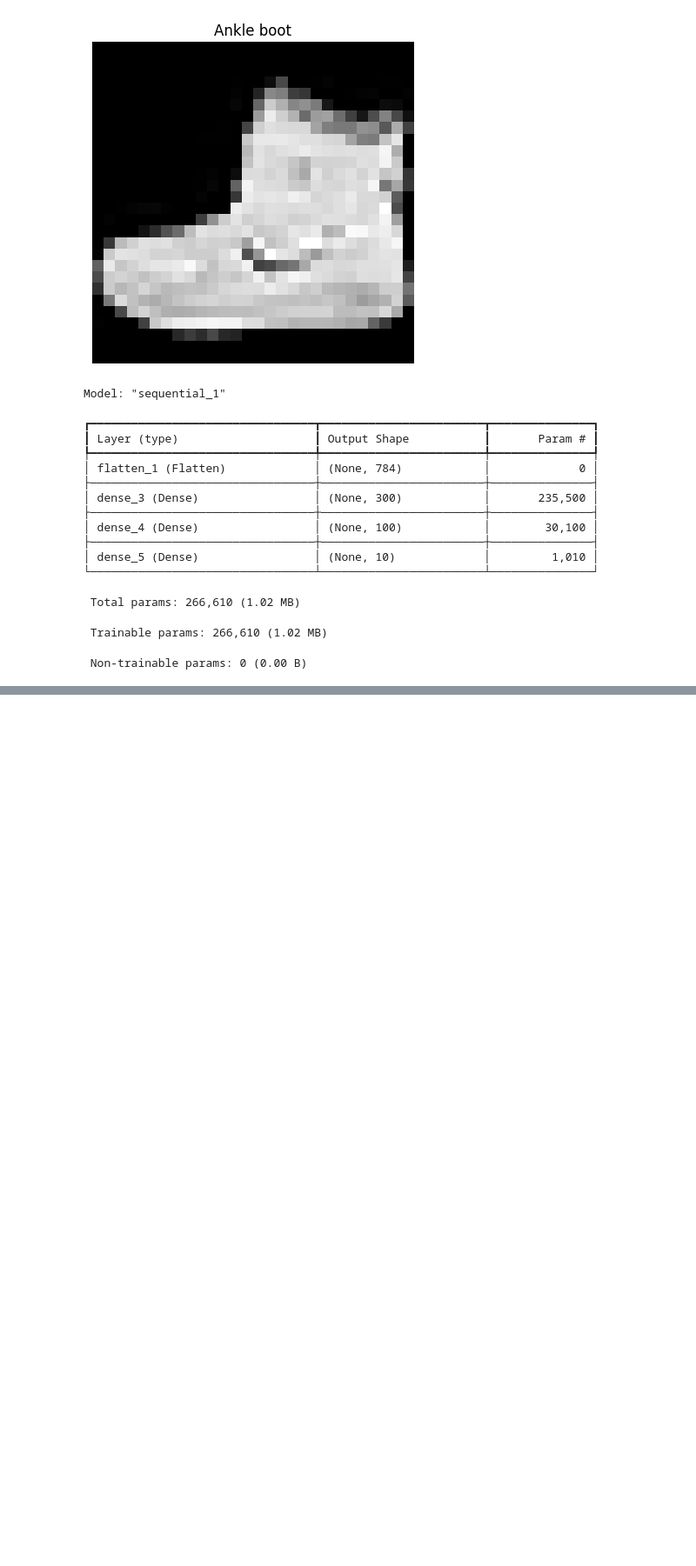
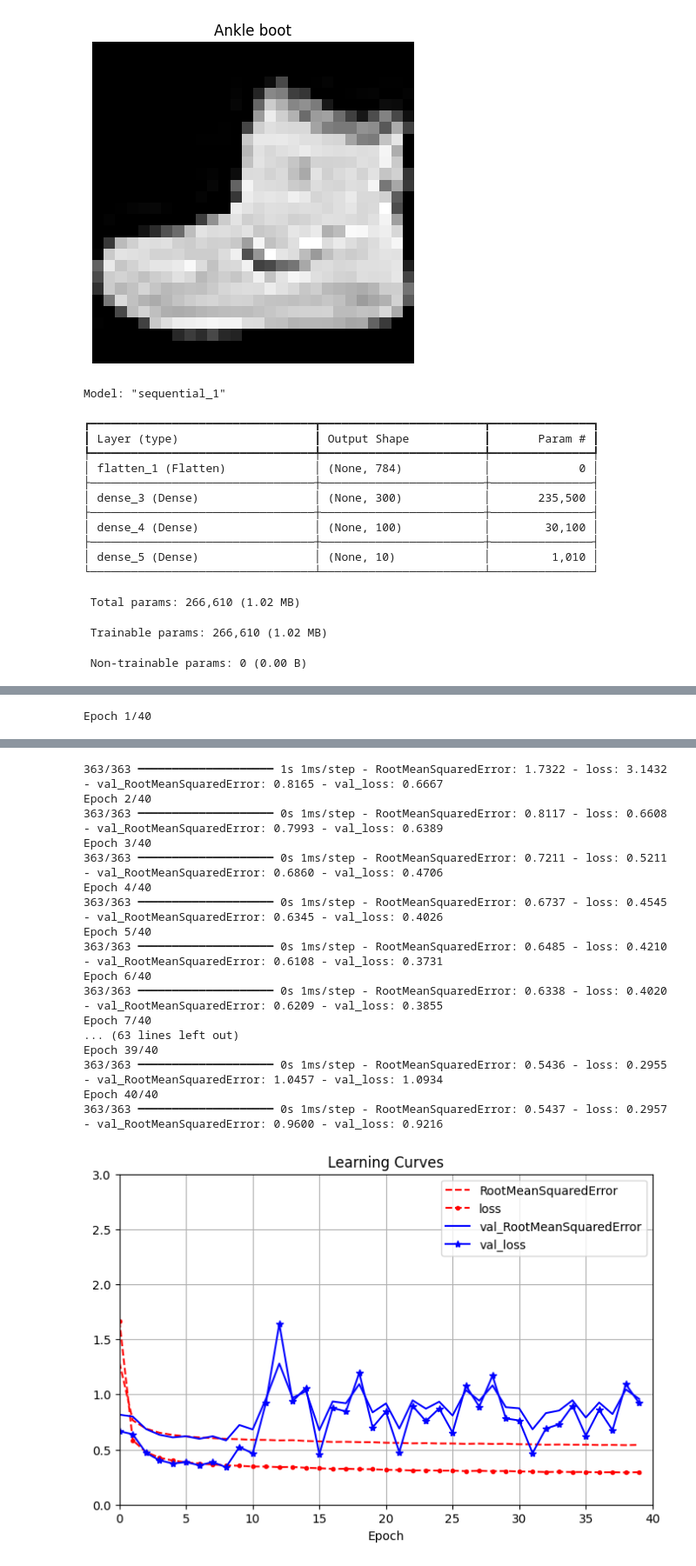
Before and after one commit to CyrusVII/CiroMaresca_PythonCourse, a Jupyter notebook: corsoPython/week05.05-09.05/Martedi06.05/PrimoDeepLearning.ipynb, the cells around one changed output, grey strips where cells are left out. Shown at 87% size. Cells and saved outputs as stored; diff of their text form; code cells hidden in the pictures; blank space fills up the shorter version.

```diff
--- a/corsoPython/week05.05-09.05/Martedi06.05/PrimoDeepLearning.ipynb
+++ b/corsoPython/week05.05-09.05/Martedi06.05/PrimoDeepLearning.ipynb
@@ -172,0 +250,61 @@ KeyboardInterrupt:
+# %%
+from tensorflow import keras
+from tensorflow.keras import layers
+from sklearn.datasets import fetch_california_housing
+from sklearn.model_selection import train_test_split
+import pandas as pd
+import matplotlib.pyplot as plt
+
+# Caricamento del dataset California Housing
+housing = fetch_california_housing()
+X_train_full, X_test, y_train_full, y_test = train_test_split(
+    housing.data, housing.target, random_state=42)
+X_train, X_valid, y_train, y_valid = train_test_split(
+    X_train_full, y_train_full, random_state=42)
+
+# Normalizzazione: adattamento del layer ai dati di training
+normalization_layer = layers.Normalization()
+normalization_layer.adapt(X_train)
+
+# Definizione manuale dei layer
+hidden1 = layers.Dense(30, activation="relu")     # Primo layer hidden (30 neuroni, ReLU)
+hidden2 = layers.Dense(30, activation="relu")     # Secondo layer hidden
+concat_layer = layers.Concatenate()               # Layer di concatenazione
+output_layer = layers.Dense(1)                    # Layer di output (regressione)
+
+# Input simbolico: forma corrispondente al numero di feature (es. 8)
+input = layers.Input(shape=X_train.shape[1:])
+
+# Costruzione del grafo computazionale
+normalized = normalization_layer(input)           # Normalizzazione (dopo adapt)
+h1 = hidden1(normalized)                          # Primo hidden layer
+h2 = hidden2(h1)                                  # Secondo hidden layer
+concat = concat_layer([normalized, h2])           # Concatenazione di input e output hidden (wide & deep)
+output = output_layer(concat)                     # Output finale
+
+# Costruzione del modello funzionale
+model = keras.Model(inputs=[input], outputs=[output])
+
+# Compilazione del modello
+model.compile(
+    loss="mse",                                    # Funzione di perdita: errore quadratico medio
+    optimizer=keras.optimizers.Adam(learning_rate=5e-4),  # Ottimizzatore Adam
+    metrics=["RootMeanSquaredError"]               # Metica aggiuntiva: RMSE
+)
+
+# Addestramento del modello
+history1 = model.fit(
+    X_train, y_train,
+    epochs=40,
+    validation_data=(X_valid, y_valid)
+)
+
+# Visualizzazione delle curve di apprendimento
+pd.DataFrame(history1.history).plot(
+    figsize=(8, 5), xlim=[0, 40], ylim=[0, 3], grid=True,
+    xlabel="Epoch", style=["r--", "r--.", "b-", "b-*"]
+)
+plt.title("Learning Curves")
+plt.show()
+# %% [output]
+Epoch 1/40
@@ -172,0 +314,18 @@ KeyboardInterrupt:
+363/363 ━━━━━━━━━━━━━━━━━━━━ 1s 1ms/step - RootMeanSquaredError: 1.7322 - loss: 3.1432 - val_RootMeanSquaredError: 0.8165 - val_loss: 0.6667
+Epoch 2/40
+363/363 ━━━━━━━━━━━━━━━━━━━━ 0s 1ms/step - RootMeanSquaredError: 0.8117 - loss: 0.6608 - val_RootMeanSquaredError: 0.7993 - val_loss: 0.6389
+Epoch 3/40
+363/363 ━━━━━━━━━━━━━━━━━━━━ 0s 1ms/step - RootMeanSquaredError: 0.7211 - loss: 0.5211 - val_RootMeanSquaredError: 0.6860 - val_loss: 0.4706
+Epoch 4/40
+363/363 ━━━━━━━━━━━━━━━━━━━━ 0s 1ms/step - RootMeanSquaredError: 0.6737 - loss: 0.4545 - val_RootMeanSquaredError: 0.6345 - val_loss: 0.4026
+Epoch 5/40
+363/363 ━━━━━━━━━━━━━━━━━━━━ 0s 1ms/step - RootMeanSquaredError: 0.6485 - loss: 0.4210 - val_RootMeanSquaredError: 0.6108 - val_loss: 0.3731
+Epoch 6/40
+363/363 ━━━━━━━━━━━━━━━━━━━━ 0s 1ms/step - RootMeanSquaredError: 0.6338 - loss: 0.4020 - val_RootMeanSquaredError: 0.6209 - val_loss: 0.3855
+Epoch 7/40
+... (63 lines left out)
+Epoch 39/40
+363/363 ━━━━━━━━━━━━━━━━━━━━ 0s 1ms/step - RootMeanSquaredError: 0.5436 - loss: 0.2955 - val_RootMeanSquaredError: 1.0457 - val_loss: 1.0934
+Epoch 40/40
+363/363 ━━━━━━━━━━━━━━━━━━━━ 0s 1ms/step - RootMeanSquaredError: 0.5437 - loss: 0.2957 - val_RootMeanSquaredError: 0.9600 - val_loss: 0.9216
+[figure, added]
```
Also changed, not shown: parts of 4 cells of this notebook, 3 other files.
